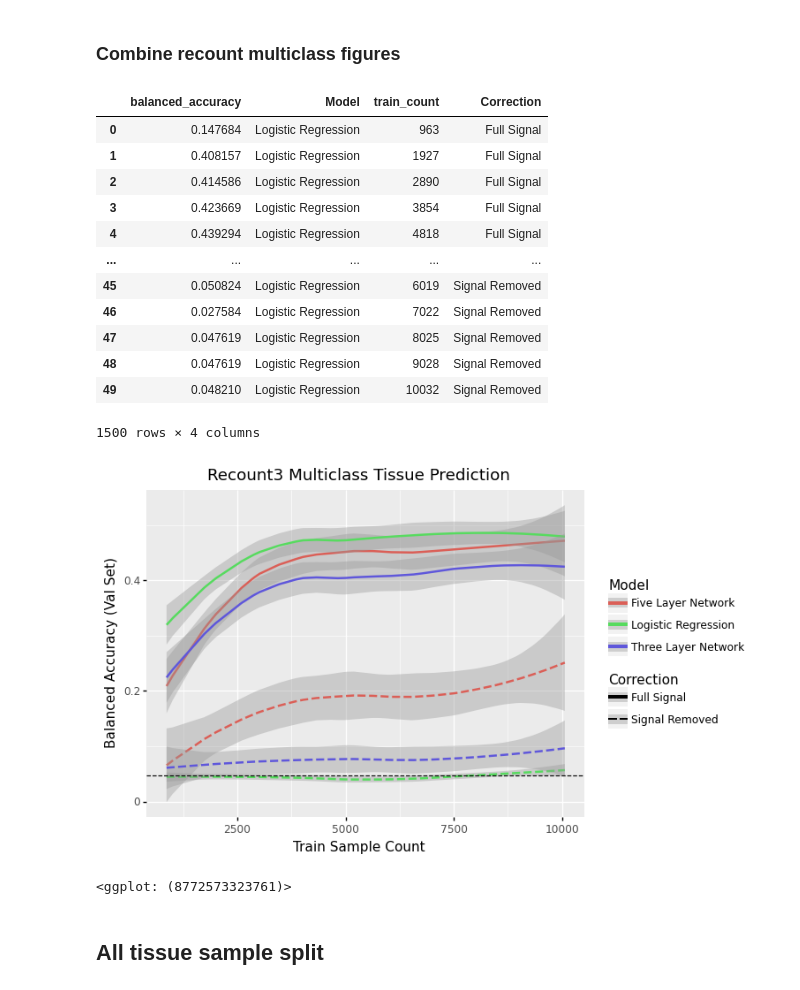
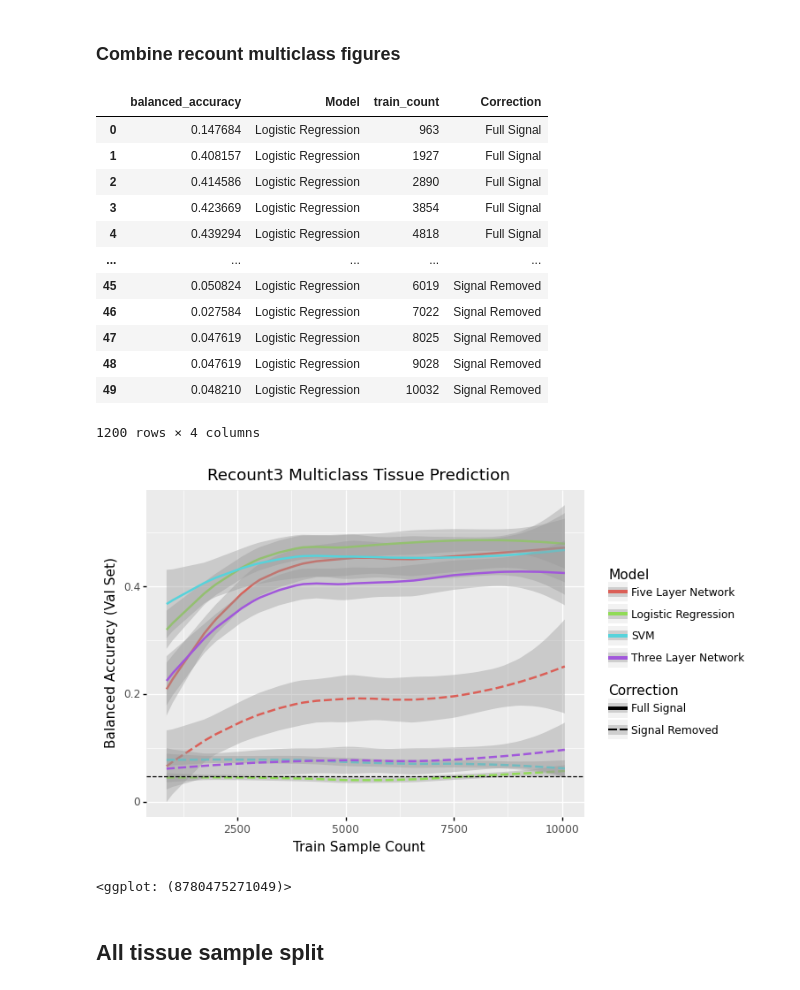
Before and after one commit to greenelab/linear_signal, a Jupyter notebook: notebook/analysis/visualize_results.ipynb, the cells around one changed output. Saved outputs shown, nothing was run; the diff lists cells and outputs as text; code cells hidden in the pictures.

```diff
--- a/notebook/analysis/visualize_results.ipynb
+++ b/notebook/analysis/visualize_results.ipynb
@@ -132,6 +133,6 @@ plot
 ## All Tissue Predictions
 # %%
 in_files = glob.glob('../../results/all-tissue.*.tsv')
-in_files = [f for f in in_files if 'be_corrected' not in f]
+in_files = [f for f in in_files if 'signal_removed' not in f]
 print(in_files[:5])
 # %% [output]
@@ -143,6 +144,8 @@ for path in in_files:
     model_info = path.strip('.tsv').split('all-tissue.')[-1]
     model_info = model_info.split('_')
 
+
+    print(model_info)
     supervised_model = '_'.join(model_info[:-1])
 
     new_df['Model'] = supervised_model
@@ -156,3 +159,4 @@ recount_multiclass_df['train_count'] = recount_multiclass_df['train sample count
 recount_multiclass_df['Model'] = recount_multiclass_df['Model'].str.replace('pytorch_supervised', 'Three Layer Network')
 recount_multiclass_df['Model'] = recount_multiclass_df['Model'].str.replace('deep_net', 'Five Layer Network')
 recount_multiclass_df['Model'] = recount_multiclass_df['Model'].str.replace('pytorch_lr', 'Logistic Regression')
+recount_multiclass_df['Model'] = recount_multiclass_df['Model'].str.replace('pytorch_svm', 'SVM')
@@ -198,6 +215,7 @@ sr_recount_multiclass_df['train_count'] = sr_recount_multiclass_df['train sample
 sr_recount_multiclass_df['Model'] = sr_recount_multiclass_df['Model'].str.replace('pytorch_supervised', 'Three Layer Network')
 sr_recount_multiclass_df['Model'] = sr_recount_multiclass_df['Model'].str.replace('deep_net', 'Five Layer Network')
 sr_recount_multiclass_df['Model'] = sr_recount_multiclass_df['Model'].str.replace('pytorch_lr', 'Logistic Regression')
+sr_recount_multiclass_df['Model'] = sr_recount_multiclass_df['Model'].str.replace('pytorch_svm', 'SVM')
 # %%
 plot_df = sr_recount_multiclass_df
 plot = ggplot(plot_df, aes(x='train_count', y='balanced_accuracy', color='Model'))
@@ -234,21 +252,21 @@ combined_df
 | 47 | 0.047619 | Logistic Regression | 8025 | Signal Removed |
 | 48 | 0.047619 | Logistic Regression | 9028 | Signal Removed |
 | 49 | 0.048210 | Logistic Regression | 10032 | Signal Removed |
-1500 rows × 4 columns
+1200 rows × 4 columns
 # %%
-plot_df = combined_df[combined_df['Model']
+plot_df = combined_df
 plot = ggplot(plot_df, aes(x='train_count', y='balanced_accuracy', color='Model', linetype='Correction'))
 
 plot += geom_smooth()
 plot += geom_hline(yintercept=1/21, linetype='dashed')
 plot += ggtitle('Recount3 Multiclass Tissue Prediction')
 plot += xlab('Train Sample Count')
 plot += ylab('Balanced Accuracy (Val Set)')
 plot.save('../../figures/recount_multiclass_combined.svg')
 plot
 # %% [output]
-[figure, old version]
+[figure, new version]
-<ggplot: (8772573323761)>
+<ggplot: (8780475271049)>
 # %% [markdown]
 ## All tissue sample split
 # %%
```
Also changed, not shown: parts of 102 cells of this notebook, 33 other files.
